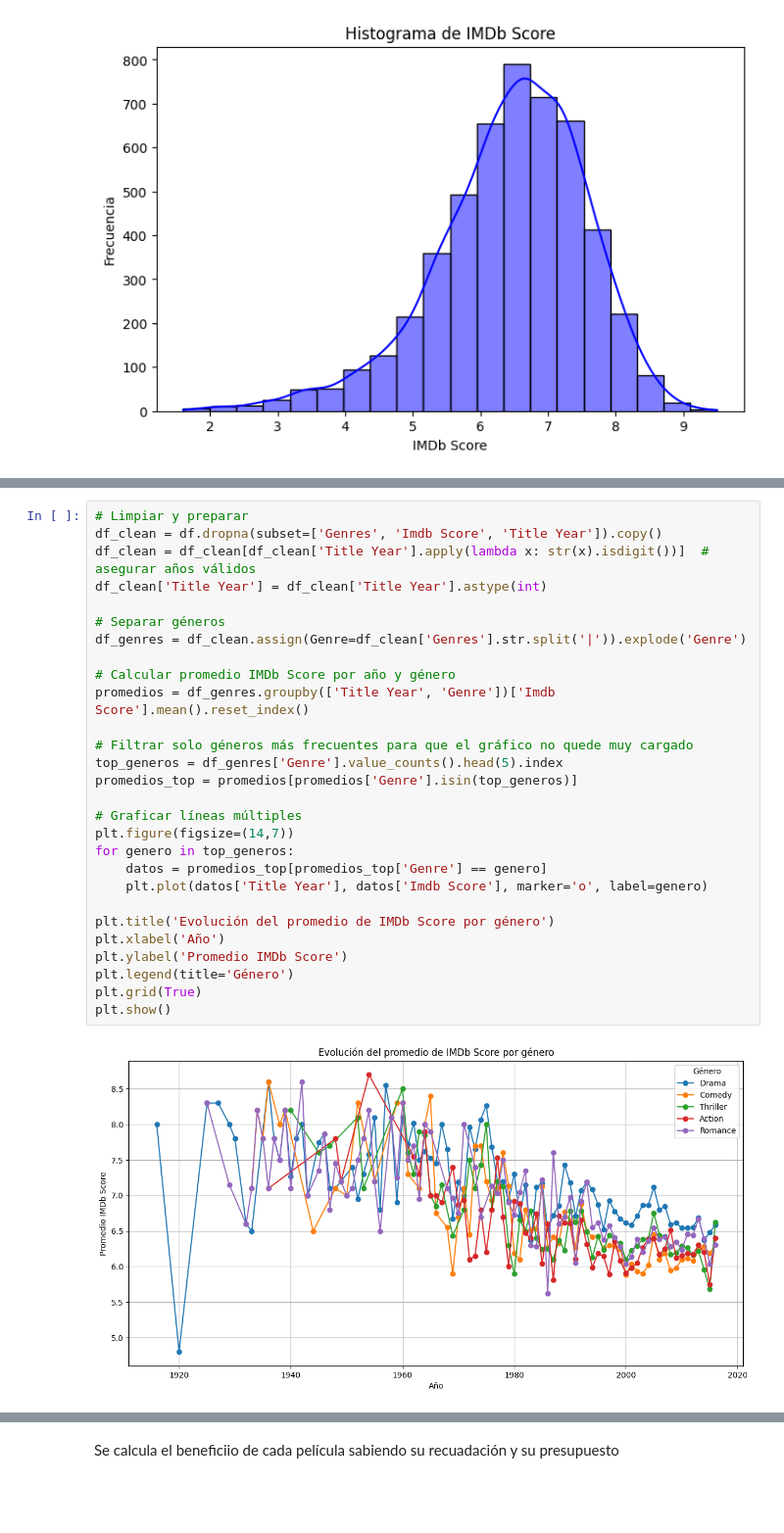
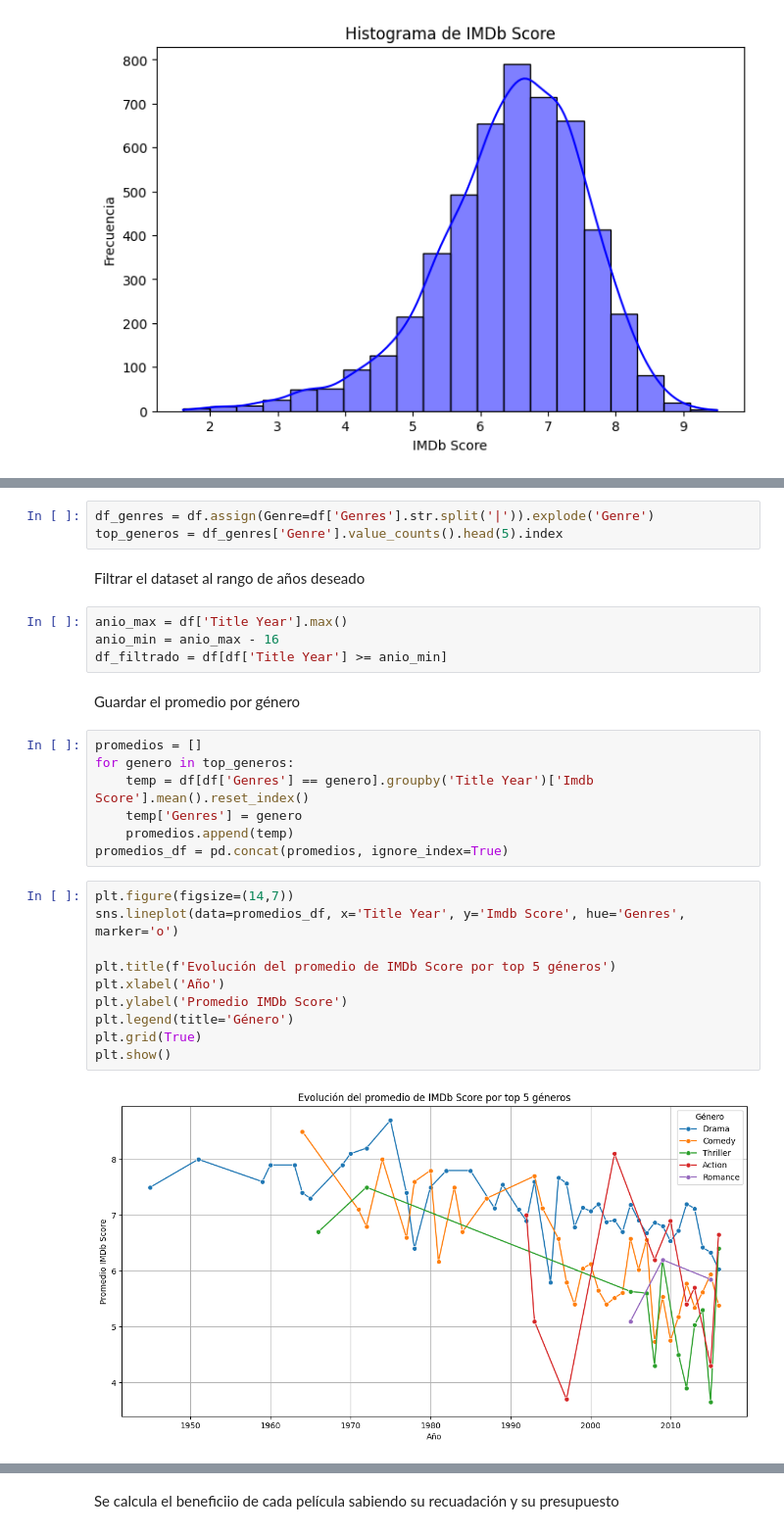
Before and after one commit to DCodePz/Evolve-Proyecto-1-EDA, a Jupyter notebook: notebooks/3_Visualización.ipynb, the cells around one changed output, grey strips where cells are left out. Shown: that part at 98% size. Cells and saved outputs as stored; diff of their text form; blank space fills up the shorter version.

```diff
--- a/notebooks/3_Visualización.ipynb
+++ b/notebooks/3_Visualización.ipynb
@@ -52,30 +52,30 @@ plt.show()
 # %%
-# Limpiar y preparar
-df_clean = df.dropna(subset=['Genres', 'Imdb Score', 'Title Year']).copy()
-df_clean = df_clean[df_clean['Title Year'].apply(lambda x: str(x).isdigit())]  # asegurar años válidos
-df_clean['Title Year'] = df_clean['Title Year'].astype(int)
-
-# Separar géneros
-df_genres = df_clean.assign(Genre=df_clean['Genres'].str.split('|')).explode('Genre')
-
-# Calcular promedio IMDb Score por año y género
-promedios = df_genres.groupby(['Title Year', 'Genre'])['Imdb Score'].mean().reset_index()
-
-# Filtrar solo géneros más frecuentes para que el gráfico no quede muy cargado
+df_genres = df.assign(Genre=df['Genres'].str.split('|')).explode('Genre')
 top_generos = df_genres['Genre'].value_counts().head(5).index
-promedios_top = promedios[promedios['Genre'].isin(top_generos)]
-
-# Graficar líneas múltiples
-plt.figure(figsize=(14,7))
-for genero in top_generos:
-    datos = promedios_top[promedios_top['Genre'] == genero]
-    plt.plot(datos['Title Year'], datos['Imdb Score'], marker='o', label=genero)
-
-plt.title('Evolución del promedio de IMDb Score por género')
-plt.xlabel('Año')
-plt.ylabel('Promedio IMDb Score')
-plt.legend(title='Género')
-plt.grid(True)
-plt.show()
-# %% [output]
-[figure, removed]
+# %% [markdown]
+Filtrar el dataset al rango de años deseado
+# %%
+anio_max = df['Title Year'].max()
+anio_min = anio_max - 16
+df_filtrado = df[df['Title Year'] >= anio_min]
+# %% [markdown]
+Guardar el promedio por género
+# %%
+promedios = []
+for genero in top_generos:
+    temp = df[df['Genres'] == genero].groupby('Title Year')['Imdb Score'].mean().reset_index()
+    temp['Genres'] = genero
+    promedios.append(temp)
+promedios_df = pd.concat(promedios, ignore_index=True)
+# %%
+plt.figure(figsize=(14,7))
+sns.lineplot(data=promedios_df, x='Title Year', y='Imdb Score', hue='Genres', marker='o')
+
+plt.title(f'Evolución del promedio de IMDb Score por top 5 géneros')
+plt.xlabel('Año')
+plt.ylabel('Promedio IMDb Score')
+plt.legend(title='Género')
+plt.grid(True)
+plt.show()
+# %% [output]
+[figure, added]
```
Also changed, not shown: parts of 10 cells of this notebook, 2 other files.
